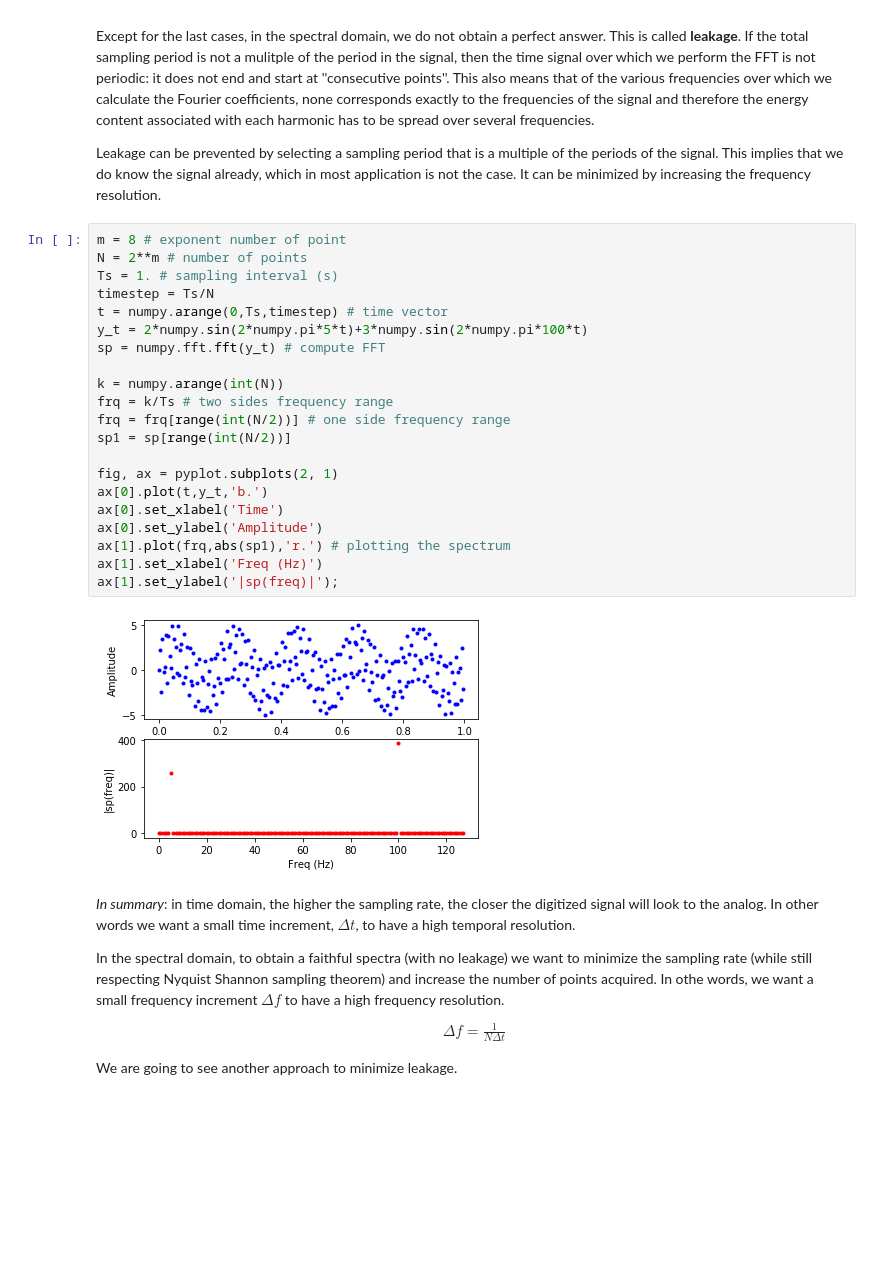
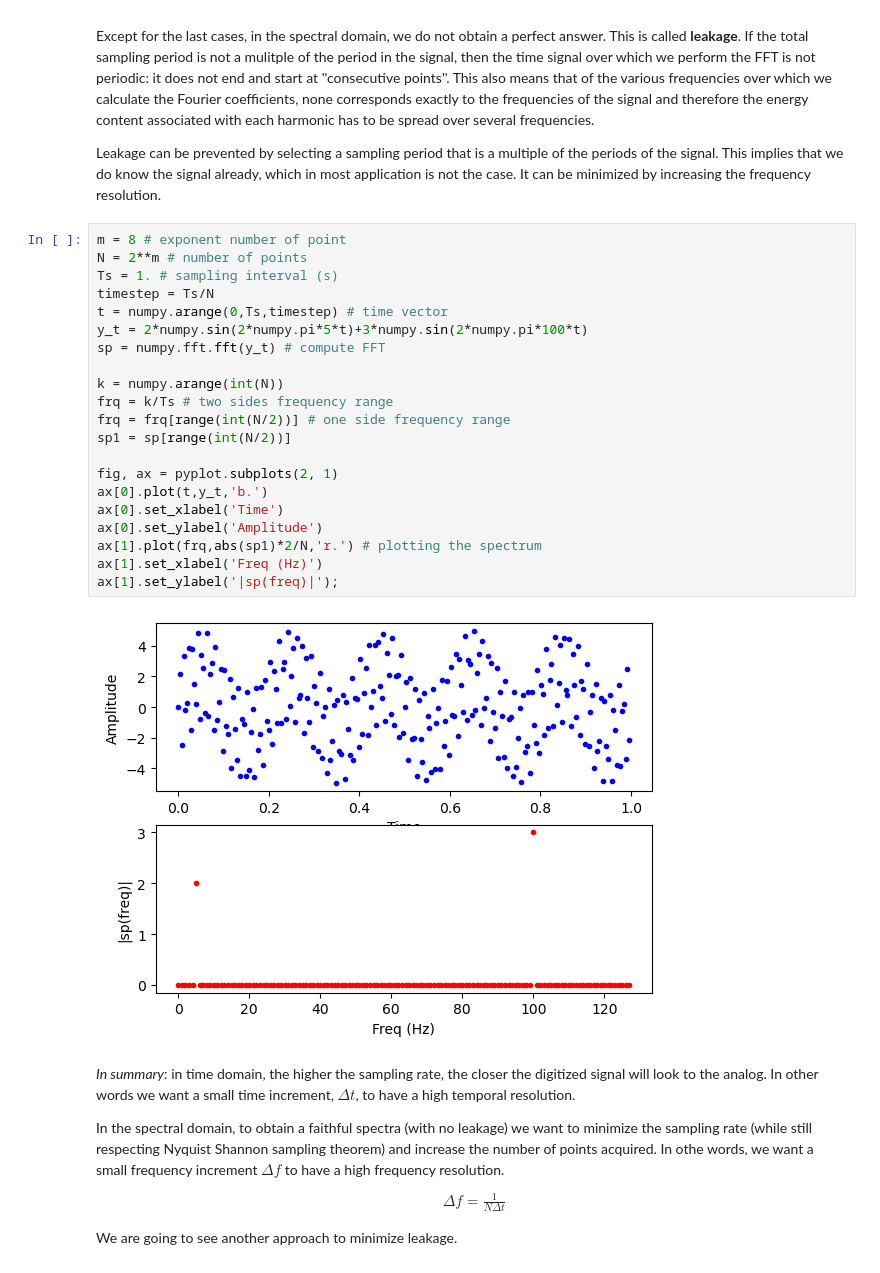
Before and after one commit to myamakaitis/GWU-MAE3120_2023, a Jupyter notebook: Lectures/03_FourierAnalysis.ipynb, the cells around one changed output. Drawn from its saved outputs; the diff is of its cells as text; blank space fills up the shorter version.

```diff
--- a/Lectures/03_FourierAnalysis.ipynb
+++ b/Lectures/03_FourierAnalysis.ipynb
@@ -576,26 +597,26 @@ Leakage can be prevented by selecting a sampling period that is a multiple of th
 # %%
 m = 8 # exponent number of point
 N = 2**m # number of points
 Ts = 1. # sampling interval (s)
 timestep = Ts/N
 t = numpy.arange(0,Ts,timestep) # time vector
 y_t = 2*numpy.sin(2*numpy.pi*5*t)+3*numpy.sin(2*numpy.pi*100*t)
 sp = numpy.fft.fft(y_t) # compute FFT
 
 k = numpy.arange(int(N))
 frq = k/Ts # two sides frequency range
 frq = frq[range(int(N/2))] # one side frequency range
 sp1 = sp[range(int(N/2))]
 
 fig, ax = pyplot.subplots(2, 1)
 ax[0].plot(t,y_t,'b.')
 ax[0].set_xlabel('Time')
 ax[0].set_ylabel('Amplitude')
-ax[1].plot(frq,abs(sp1),'r.') # plotting the spectrum
+ax[1].plot(frq,abs(sp1)*2/N,'r.') # plotting the spectrum
 ax[1].set_xlabel('Freq (Hz)')
 ax[1].set_ylabel('|sp(freq)|');
 # %% [output]
-[figure, old version]
+[figure, new version]
 # %% [markdown]
 _In summary_: in time domain, the higher the sampling rate, the closer the digitized signal will look to the analog.  In other words we want a small time increment, $\Delta t$, to have a high temporal resolution.
 
```
Also changed, not shown: parts of 24 cells of this notebook.
